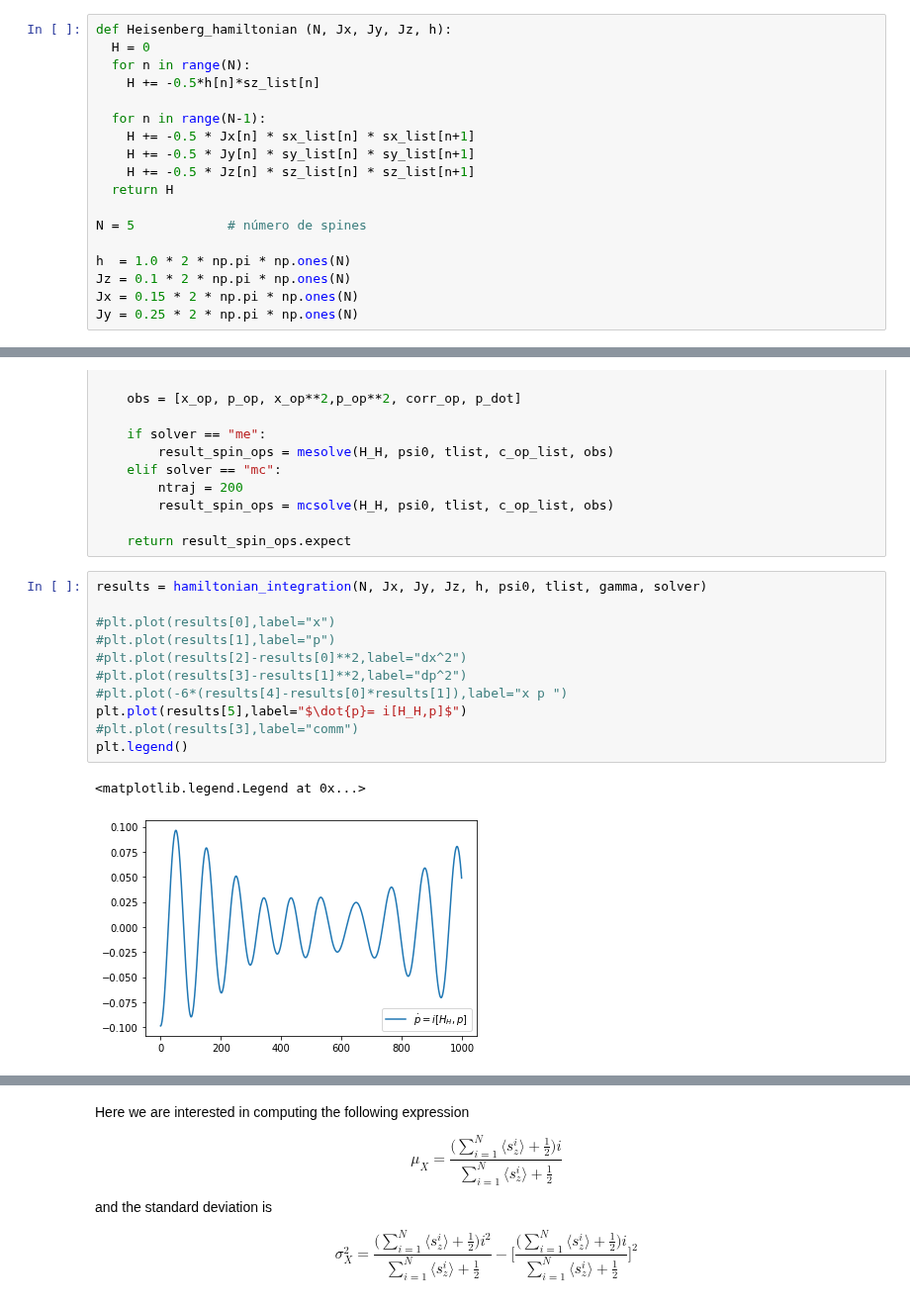
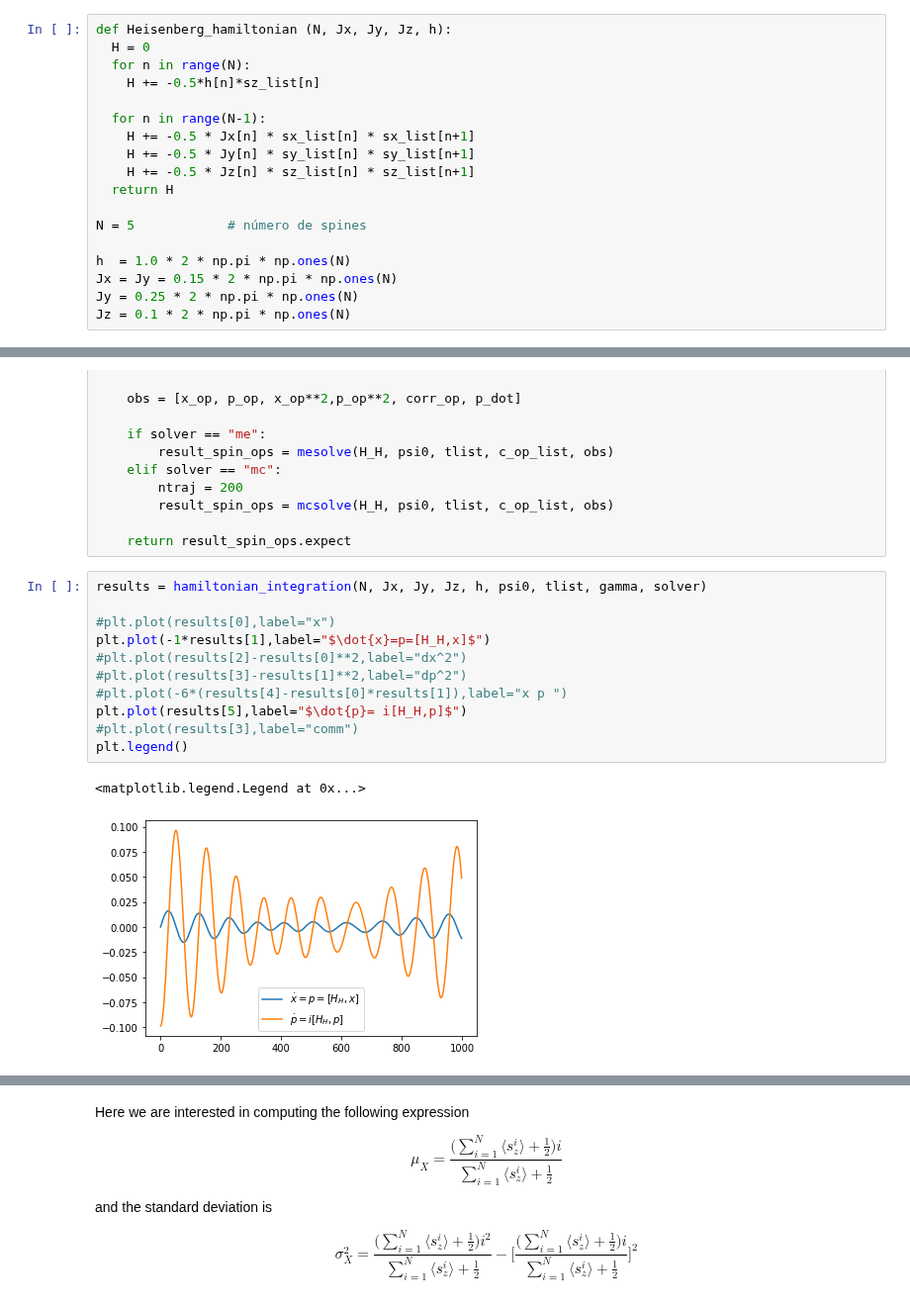
Before and after one commit to tomi-cuentitas/Spin-Chains-, a Jupyter notebook: Optimized_corr_xop_v_pop_H_SpinChain.ipynb, the cells around one changed output, grey strips where cells are left out. Shown at 99% size. Saved outputs shown, nothing was run; the diff lists cells and outputs as text.

```diff
--- a/Optimized_corr_xop_v_pop_H_SpinChain.ipynb
+++ b/Optimized_corr_xop_v_pop_H_SpinChain.ipynb
@@ -76,9 +73,9 @@ def Heisenberg_hamiltonian (N, Jx, Jy, Jz, h):
 N = 5            # número de spines
 
 h  = 1.0 * 2 * np.pi * np.ones(N)
+Jx = Jy = 0.15 * 2 * np.pi * np.ones(N)
+Jy = 0.25 * 2 * np.pi * np.ones(N)
 Jz = 0.1 * 2 * np.pi * np.ones(N)
-Jx = 0.15 * 2 * np.pi * np.ones(N)
-Jy = 0.25 * 2 * np.pi * np.ones(N)
 # %%
 # dephasing rate
 gamma = 5 * 10**-10* np.ones(N)
@@ -124,14 +121,14 @@ def hamiltonian_integration(N, Jx, Jy, Jz, h, psi_0, tlist, gamma=1e-10, solver=
 # %%
 results = hamiltonian_integration(N, Jx, Jy, Jz, h, psi0, tlist, gamma, solver)
 
 #plt.plot(results[0],label="x")
-#plt.plot(results[1],label="p")
+plt.plot(-1*results[1],label="$\dot{x}=p=[H_H,x]$")
 #plt.plot(results[2]-results[0]**2,label="dx^2")
 #plt.plot(results[3]-results[1]**2,label="dp^2")
 #plt.plot(-6*(results[4]-results[0]*results[1]),label="x p ")
 plt.plot(results[5],label="$\dot{p}= i[H_H,p]$")
 #plt.plot(results[3],label="comm")
 plt.legend()
 # %% [output]
 <matplotlib.legend.Legend at 0x...>
-[figure, old version]
+[figure, new version]
```
Also changed, not shown: parts of 3 cells of this notebook.
